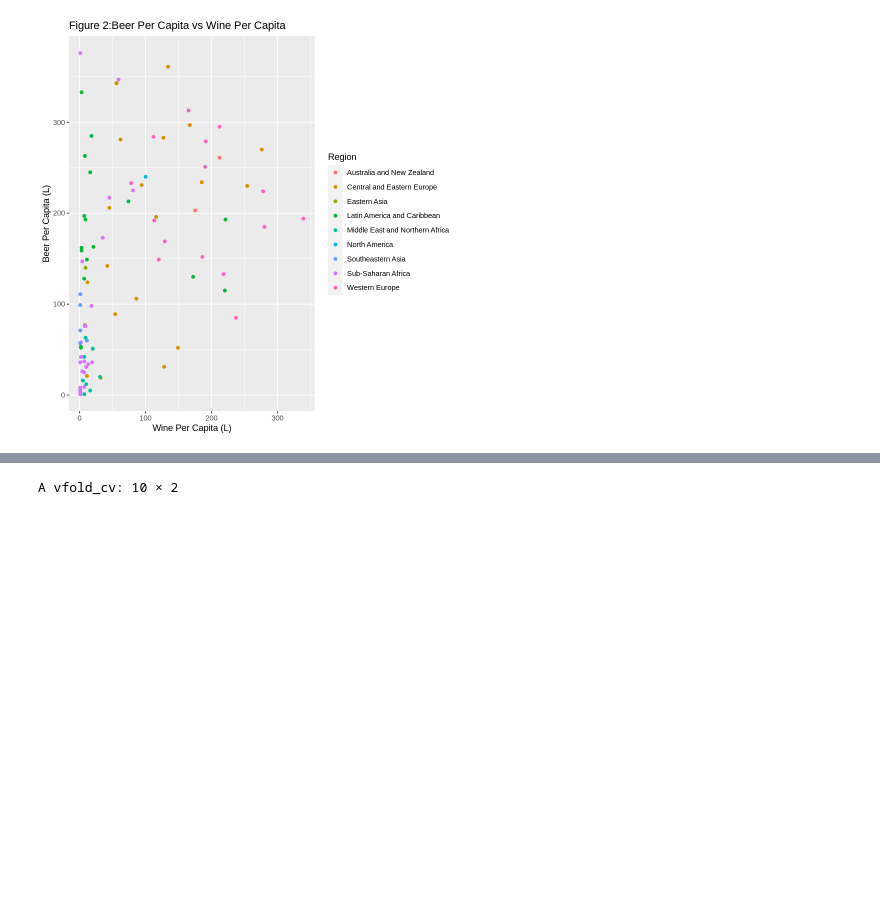
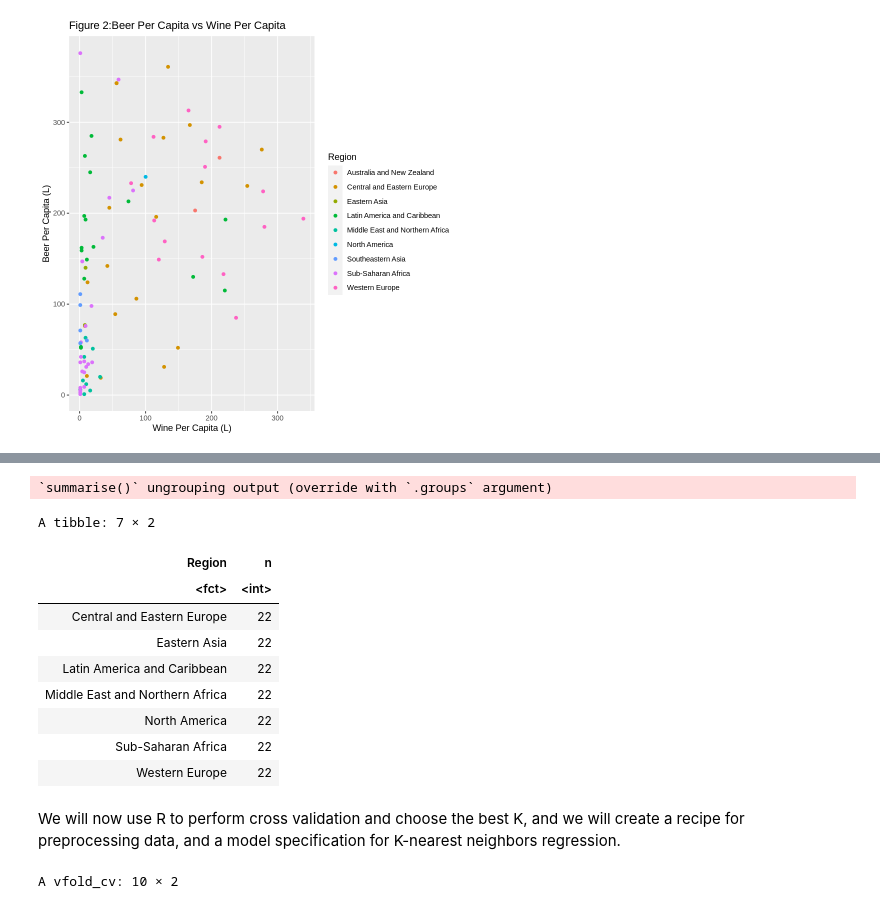
Before and after one commit to chloekim672/007-project-dsci-25-, a Jupyter notebook: dsciprojectfinal.ipynb, the cells around one changed output, grey strips where cells are left out. Cells and saved outputs as stored; diff of their text form; code cells hidden in the pictures; blank space fills up the shorter version.

```diff
--- a/dsciprojectfinal.ipynb
+++ b/dsciprojectfinal.ipynb
@@ -203,3 +254,23 @@ We now created 10 folds to split up the data fro cross validation to do cross va
+# %%
+alcohol_te_recipe <- bake(alcohol_training_recipe, alcohol_test) %>%
+                    group_by(Region)%>%
+                    summarize(n = n())
+
+alcohol_te_recipe
+# %% [output]
+`summarise()` ungrouping output (override with `.groups` argument)
+A tibble: 7 × 2
+| Region | n |
+| <fct> | <int> |
+| Central and Eastern Europe | 22 |
+| Eastern Asia | 22 |
+| Latin America and Caribbean | 22 |
+| Middle East and Northern Africa | 22 |
+| North America | 22 |
+| Sub-Saharan Africa | 22 |
+| Western Europe | 22 |
+# %% [markdown]
+We will now use R to perform cross validation and choose the best K, and we will create a recipe for preprocessing data, and a model specification for K-nearest neighbors regression.
 # %%
 alcohol_vfold <- vfold_cv(alcohol_train, v = 10, strata = Region)
 alcohol_vfold
```
Also changed, not shown: parts of 13 cells of this notebook.
